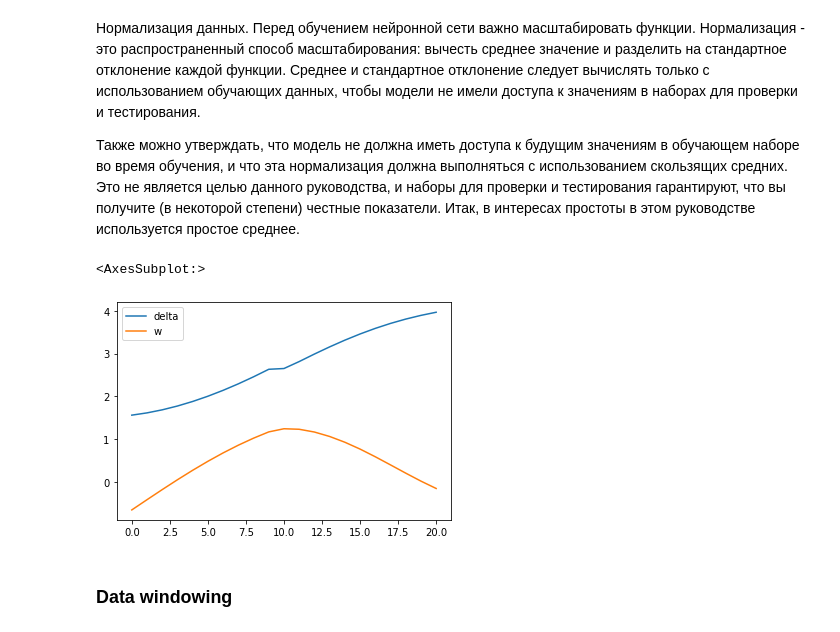
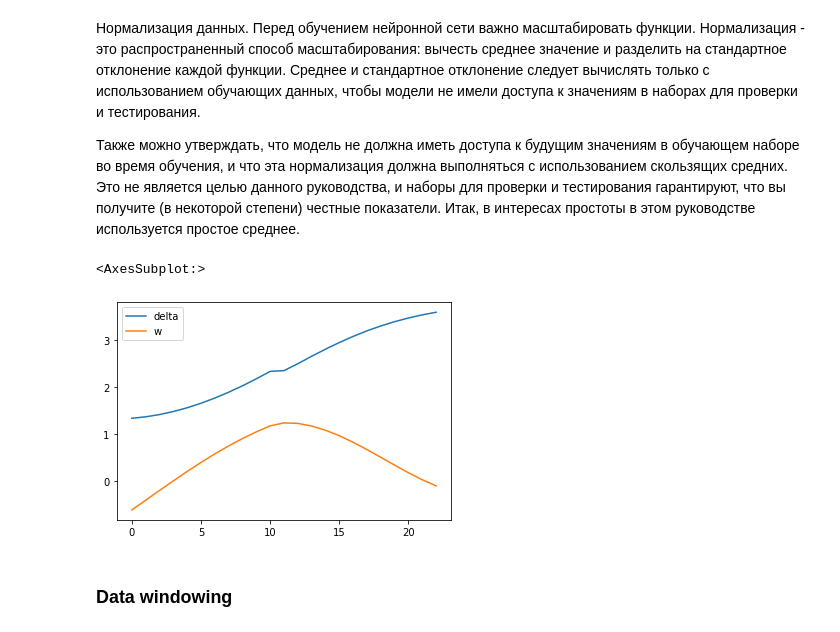
Before and after one commit to TamoshkinIvan/BKR, a Jupyter notebook: data_proc_haranor.ipynb, the cells around one changed output. Drawn from its saved outputs; the diff is of its cells as text; code cells hidden in the pictures.

```diff
--- a/data_proc_haranor.ipynb
+++ b/data_proc_haranor.ipynb
@@ -93,16 +93,16 @@ def pre_processing_apv250_data(csv_name, i):
 
     # Считаем необходимые данные
     transient = pd.read_csv(csv_name[i], delimiter=";",
-                                decimal=",", index_col=False)[66:88:]
+                                decimal=",", index_col=False)[66 - 1:88 + 3:]
     transient_56 = pd.read_csv(csv_name[i], delimiter=";",
-                                   decimal=",", index_col=False)[63:88:]
+                                   decimal=",", index_col=False)[63 - 1:88 + 3:]
 
 
         # Выполним расчеты относительно березовской грэс
     transient['delta'] = transient['delta_horon']   - transient['delta_beraza']
 
         # Избавляемся от выбросов по углу (еще не точно)
-    if (transient['delta'][0:11] > 180).any():
+    if (transient['delta'][0:11 + 1] > 180).any():
             return result
 
     transient_56['delta'] = transient_56['delta_horon']   - transient_56['delta_beraza']
@@ -114,8 +114,8 @@ def pre_processing_apv250_data(csv_name, i):
         # Избавляемся от плюс минус нуля
     transient = transient.drop(index=[77])
         # Теперь удалим точки появляющиеся при расчете ПП плюс минус ноль
-    time_2 = np.delete(time_1, 13)
-    delta = np.delete(delta_1, 13)
+    time_2 = np.delete(time_1, 13 + 1)
+    delta = np.delete(delta_1, 13 + 1)
 
         # Считаем производную
     w = np.diff(delta) / (np.diff(time_2) * 1000)
@@ -139,9 +139,9 @@ def pre_processing_kz250_data(csv_name, i):
 
         # Считаем необходимые данные
         transient = pd.read_csv(csv_name[i], delimiter=";",
-                                decimal=",", index_col=False)[29:51:]
+                                decimal=",", index_col=False)[29 - 1:51 + 3:]
         transient_56 = pd.read_csv(csv_name[i], delimiter=";",
-                                   decimal=",", index_col=False)[26:51:]
+                                   decimal=",", index_col=False)[26 - 1:51 + 3:]
 
         # Выполним расчеты относительно березовской грэс
         transient['delta'] = transient['delta_horon']   - transient['delta_beraza']
@@ -160,8 +160,8 @@ def pre_processing_kz250_data(csv_name, i):
         transient = transient.drop(index=[40])
 
         # Теперь удалим точки появляющиеся при расчете ПП плюс минус ноль
-        time_2 = np.delete(time_1, 13)
-        delta = np.delete(delta_1, 13)
+        time_2 = np.delete(time_1, 13 + 1)
+        delta = np.delete(delta_1, 13 + 1)
 
         # Считаем производную
         w = np.diff(delta) / (np.diff(time_2) * 1000)
@@ -185,9 +185,9 @@ def pre_processing_kz300_data(csv_name, i):
 
         #Считаем необходимые данные
         transient = pd.read_csv(csv_name[i], delimiter=";",
-                                decimal=",", index_col=False)[31:53:]
+                                decimal=",", index_col=False)[31 - 1:53 + 3:]
         transient_56 = pd.read_csv(csv_name[i], delimiter=";",
-                                   decimal=",", index_col=False)[28:53:]
+                                   decimal=",", index_col=False)[28 - 1:53 + 3:]
 
 
 
@@ -207,8 +207,8 @@ def pre_processing_kz300_data(csv_name, i):
         #Избавляемся от плюс минус нуля
         transient = transient.drop(index=[42])
         #Теперь удалим точки появляющиеся при расчете ПП плюс минус ноль
-        time_2 = np.delete(time_1, 14)
-        delta = np.delete(delta_1, 14)
+        time_2 = np.delete(time_1, 14 + 1)
+        delta = np.delete(delta_1, 14 + 1)
 
         #Считаем производную
         w = np.diff(delta) / (np.diff(time_2) * 1000)
@@ -290,9 +290,9 @@ timestamp_s = date_time.map(pd.Timestamp.timestamp)
 n = len(df)
 column_indices = {name: i for i, name in enumerate(df.columns)}
 
-train_df = df[0 : 78 * 21]
-val_df = df[78 * 21: 98 * 21]
-test_df = df[98 * 21:]
+train_df = df[0 : 80 * 25]
+val_df = df[80 * 25: 94 * 25]
+test_df = df[94 * 25:]
 # %% [markdown]
 # Нормализация данных
 # %% [markdown]
@@ -304,14 +304,14 @@ test_df = df[98 * 21:]
 # %%
 train_mean = train_df.mean()
 train_std = train_df.std()
 
 train_df = (train_df - train_mean) / train_std
 val_df = (val_df - train_mean) / train_std
 test_df = (test_df - train_mean) / train_std
-train_df[0:21:].plot()
+train_df[0:23:].plot()
 # %% [output]
 <AxesSubplot:>
-[figure, old version]
+[figure, new version]
 # %% [markdown]
 ### Data windowing
 # %% [markdown]
```
Also changed, not shown: parts of 34 cells of this notebook.
